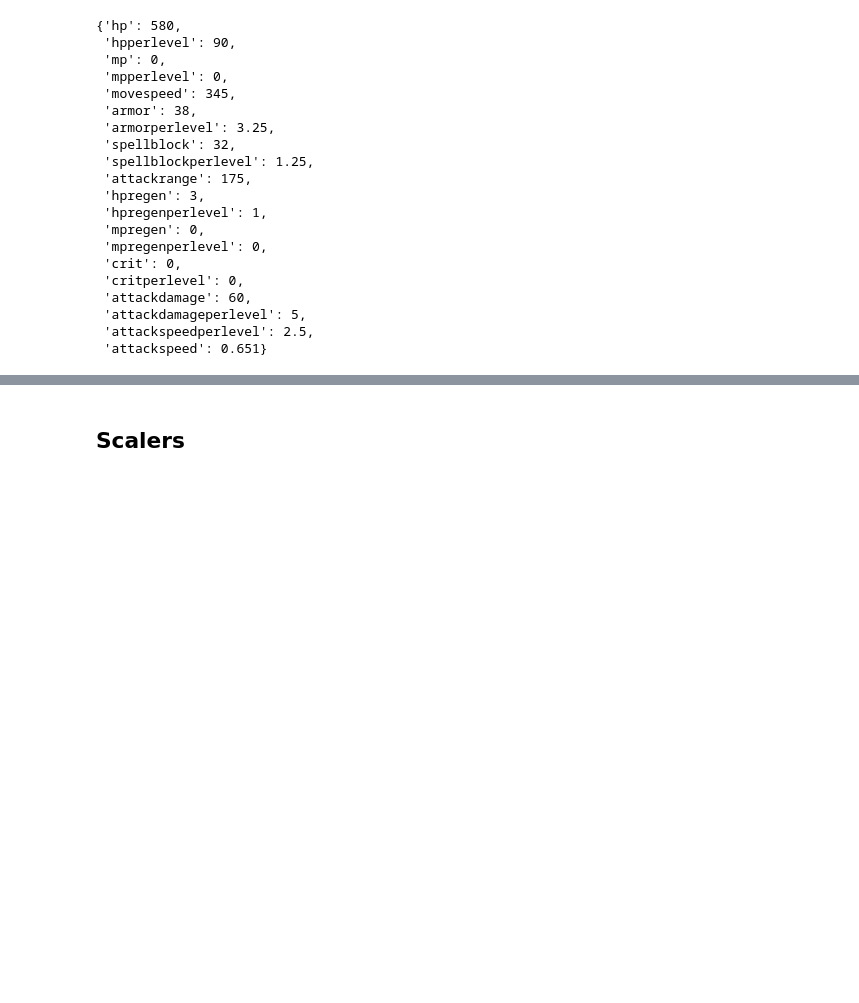
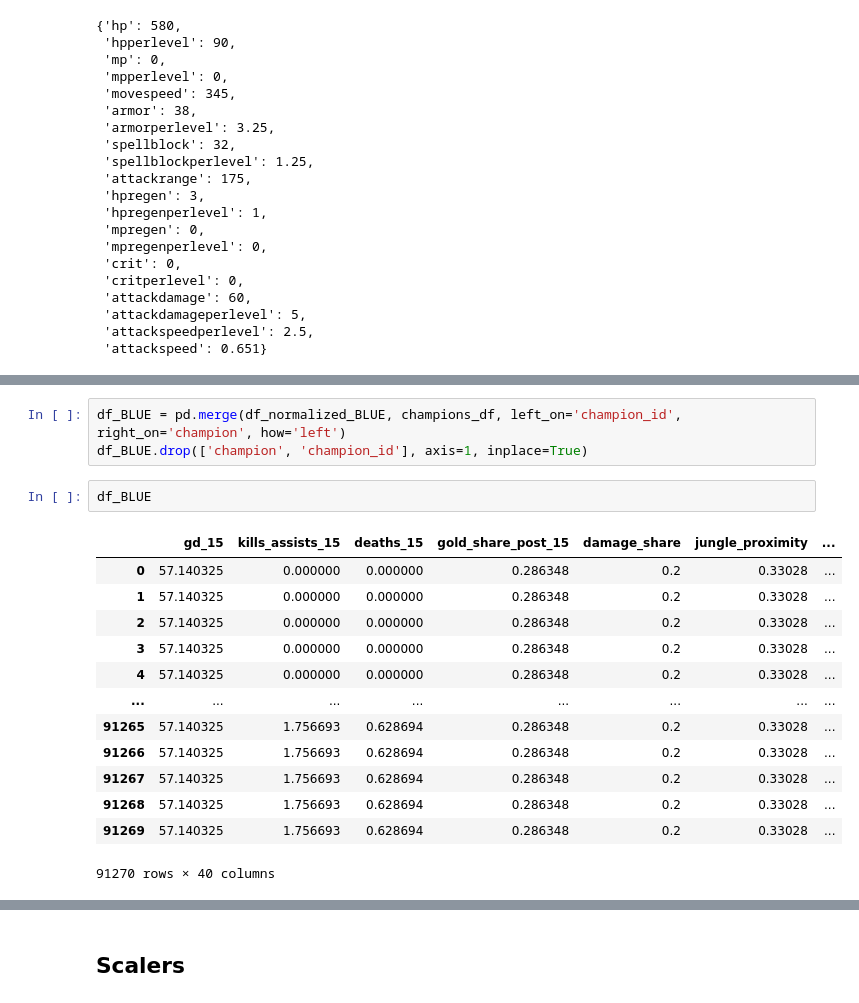
Before and after one commit to stephanyvargas/LoL_winner_predictor, a Jupyter notebook: notebooks/test_data_preprocessing_Stephany.ipynb, the cells around one changed output, grey strips where cells are left out. Cells and saved outputs as stored; diff of their text form; blank space fills up the shorter version.

```diff
--- a/notebooks/test_data_preprocessing_Stephany.ipynb
+++ b/notebooks/test_data_preprocessing_Stephany.ipynb
@@ -547,0 +600,19 @@ pd.DataFrame(champions_dict)
+# %%
+df_BLUE = pd.merge(df_normalized_BLUE, champions_df, left_on='champion_id', right_on='champion', how='left')
+df_BLUE.drop(['champion', 'champion_id'], axis=1, inplace=True)
+# %%
+df_BLUE
+# %% [output]
+|  | gd_15 | kills_assists_15 | deaths_15 | gold_share_post_15 | damage_share | jungle_proximity | ... |
+| 0 | 57.140325 | 0.000000 | 0.000000 | 0.286348 | 0.2 | 0.33028 | ... |
+| 1 | 57.140325 | 0.000000 | 0.000000 | 0.286348 | 0.2 | 0.33028 | ... |
+| 2 | 57.140325 | 0.000000 | 0.000000 | 0.286348 | 0.2 | 0.33028 | ... |
+| 3 | 57.140325 | 0.000000 | 0.000000 | 0.286348 | 0.2 | 0.33028 | ... |
+| 4 | 57.140325 | 0.000000 | 0.000000 | 0.286348 | 0.2 | 0.33028 | ... |
+| ... | ... | ... | ... | ... | ... | ... | ... |
+| 91265 | 57.140325 | 1.756693 | 0.628694 | 0.286348 | 0.2 | 0.33028 | ... |
+| 91266 | 57.140325 | 1.756693 | 0.628694 | 0.286348 | 0.2 | 0.33028 | ... |
+| 91267 | 57.140325 | 1.756693 | 0.628694 | 0.286348 | 0.2 | 0.33028 | ... |
+| 91268 | 57.140325 | 1.756693 | 0.628694 | 0.286348 | 0.2 | 0.33028 | ... |
+| 91269 | 57.140325 | 1.756693 | 0.628694 | 0.286348 | 0.2 | 0.33028 | ... |
+91270 rows × 40 columns
```
Also changed, not shown: parts of 18 cells of this notebook.
